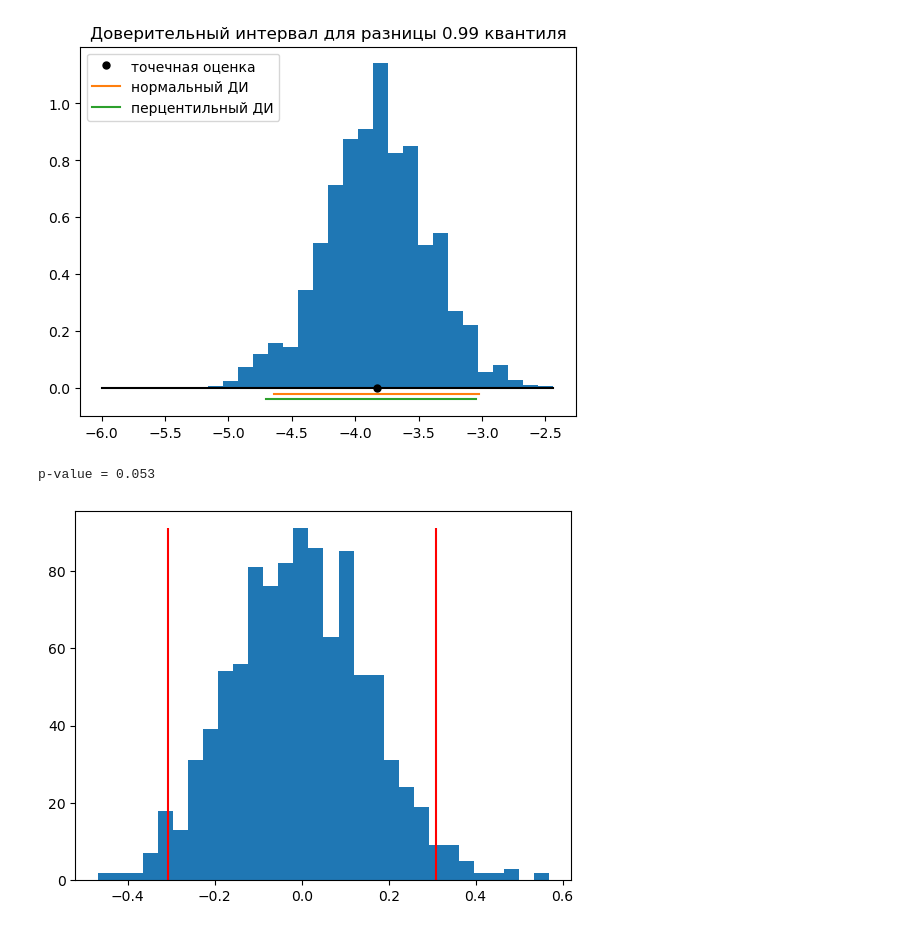
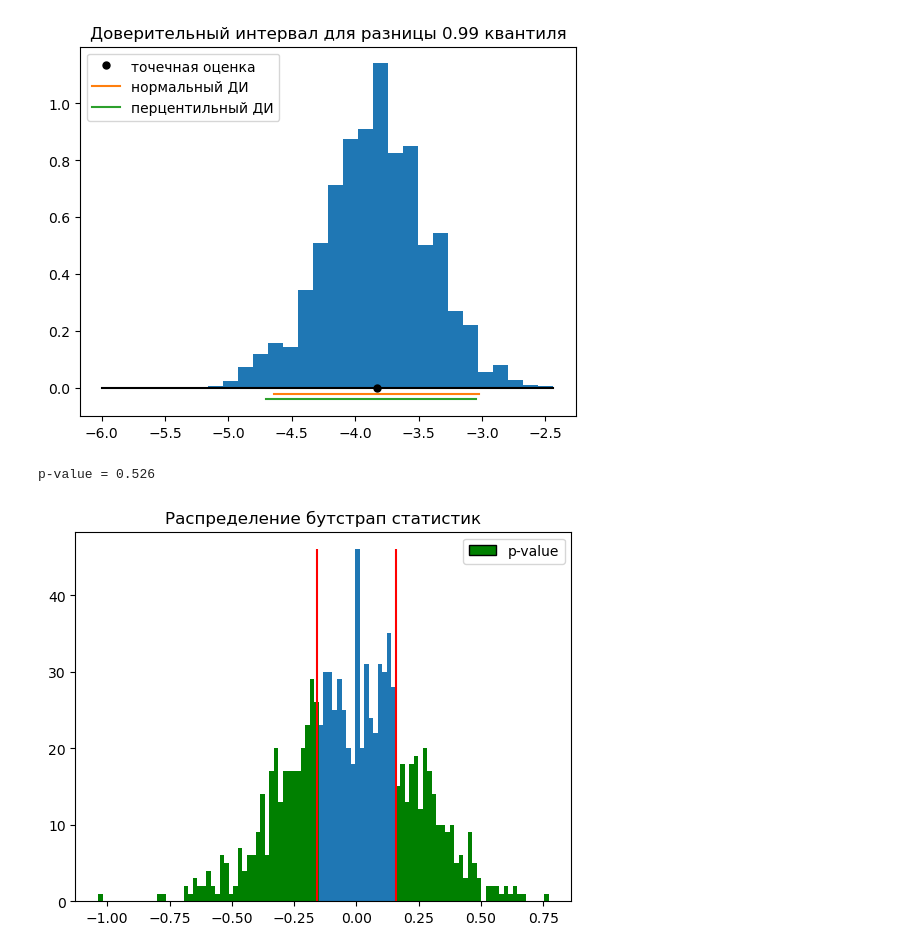
Before and after one commit to dkolesov95/all_about_ab, a Jupyter notebook: bootstrap.ipynb, the cells around one changed output. Cells and saved outputs as stored; diff of their text form; code cells hidden in the pictures.

```diff
--- a/bootstrap.ipynb
+++ b/bootstrap.ipynb
@@ -124,11 +123,14 @@ def bootstrap(a_sample, b_sample, func=np.mean):
 
     return stat_diff
 # %%
+# генерируем две выборки из произвольного распределения
 a = np.random.normal(0, 3, size=1000)
-b = np.random.normal(0.2, 4, size=1000)
+b = np.random.normal(0, 3, size=1000)
 
-func = np.mean
-stat_diff = func(b) - func(a)
+func = lambda x: np.quantile(x, 0.9) # функция, для подсчета статистики
+
+# для правльного подсчета p-value, считаем модуль разности статистик
+stat_diff = abs(func(b) - func(a))
 
 stat_distr = []
 for _ in range(1000):
@@ -137,22 +139,38 @@ for _ in range(1000):
 
 stat_distr = np.array(stat_distr)
 
+# для проверки двухсторонней гипотезы проверяем, сколько раз
+# бутстрап статистика приняла значение меньше и больше статистики,
+# посчитанной по оригинальным выборкам
 p_val = (stat_distr >= stat_diff).sum() + (stat_distr <= -stat_diff).sum()
+
+# и нормируем значение
 p_val_norm = p_val / len(stat_distr)
 
 print(f'p-value = {p_val_norm}')
 # %% [output]
-p-value = 0.053
+p-value = 0.526
-# %%
-hist = plt.hist(stat_distr, bins=30)
-
-ymax = hist[0].max()
-plt.vlines([-stat_diff, stat_diff], ymin=0, ymax=ymax, color='r', label='critical value')
-
-plt.title('')
-plt.xlabel('')
-plt.ylabel('')
-
-plt.show();
-# %% [output]
-[figure, removed]
+# %%
+# визуализируем распределение статистик
+
+n, bins, patches = plt.hist(stat_distr, bins=100)
+
+ymax = n.max()
+plt.vlines([-stat_diff, stat_diff],
+           ymin=0,
+           ymax=ymax,
+           color='r')
+
+p_val_color = 'g'
+for index, p in enumerate(patches):
+    if p.get_x() <= -stat_diff or p.get_x() >= stat_diff:
+        p.set_facecolor(p_val_color)
+
+rect_label = [Rectangle((0,0), 1, 1, color=p_val_color, ec='k')]
+plt.legend(rect_label, ['p-value'])
+
+plt.title('Распределение бутстрап статистик')
+
+plt.show();
+# %% [output]
+[figure, added]
```
Also changed, not shown: parts of 2 cells of this notebook.
